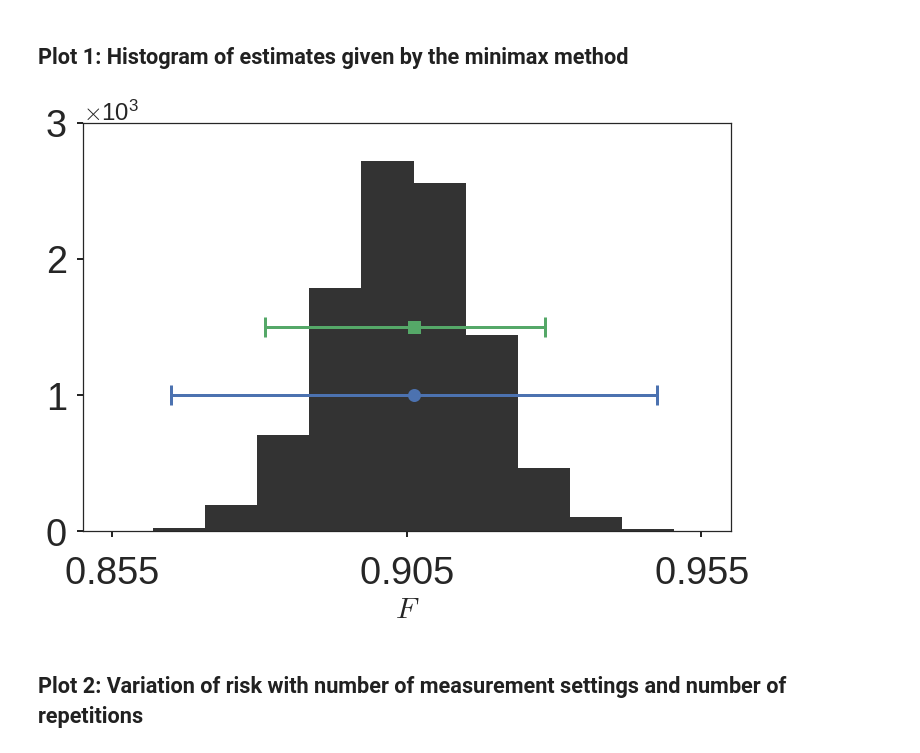
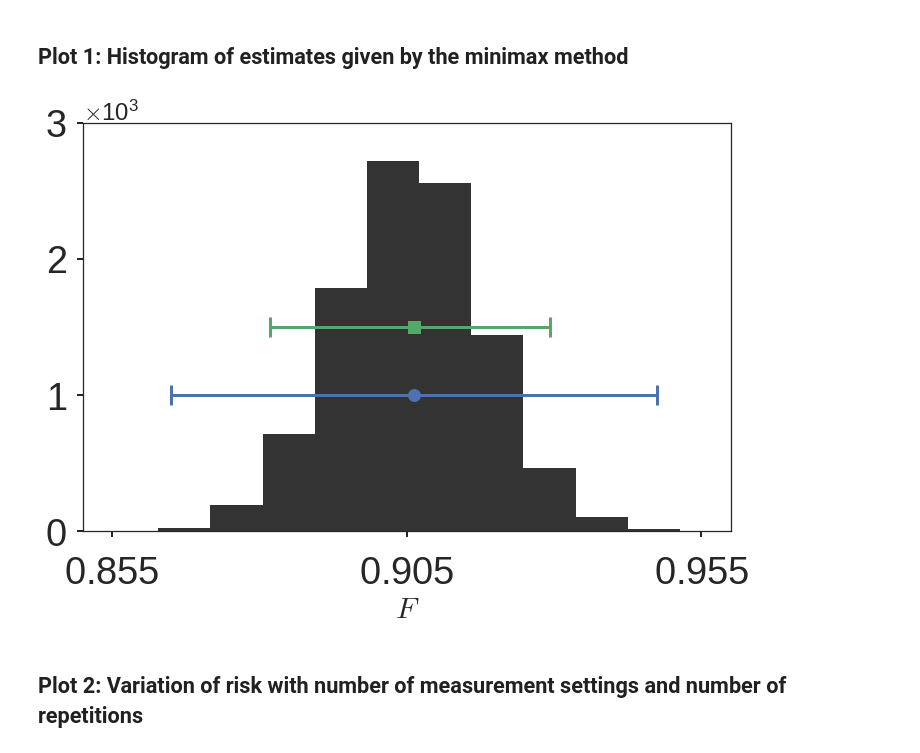
Before and after one commit to akshayseshadri/minimax-fidelity-estimation, a Jupyter notebook: plots/final_plots.ipynb, the cells around one changed output. Saved outputs shown, nothing was run; the diff lists cells and outputs as text; code cells hidden in the pictures.

```diff
--- a/plots/final_plots.ipynb
+++ b/plots/final_plots.ipynb
@@ -21,8 +21,8 @@ import project_root # adds the root of the project to the Python Path
 from src.utilities.draw_plots import Plot_Manager
 
 ### function handling the plotting
-def plot_JN_estimates_histogram(dirpath = './Data/', filename = 'fidelity_estimate_hist_confidence_interval_nq_4_N_192_Rlist_100_Ntest_1e4_numpovmlist_16_correctrandomseed.json',\
-                                fig_dirpath = './Images/',figname = 'fidelity_estimate_hist_confidence_interval_nq_4_N_192_Rlist_100_Ntest_1e4_numpovmlist_16_correctrandomseed',\
+def plot_JN_estimates_histogram(dirpath = './Data/', filename = 'fidelity_estimate_hist_confidence_interval_nq_4_N_192_Rlist_100_Ntest_1e4_numpovmlist_16.json',\
+                                fig_dirpath = './Images/',figname = 'fidelity_estimate_hist_confidence_interval_nq_4_N_192_Rlist_100_Ntest_1e4_numpovmlist_16',\
                                 fig_format = 'pdf', save_plot = False, return_plot_manager = False):
     """
         Plots the histogram of fidelity estimates obtained from Juditsky & Nemirovski's (JN) method,
@@ -61,34 +61,34 @@ def plot_JN_estimates_histogram(dirpath = './Data/', filename = 'fidelity_estima
 
     try:
         N_samples = params_dict['N_test']
     except KeyError:
         raise ValueError("Please ensure that the correct data file has been provided")
     # discard (pontentially large) params_dict
     del params_dict
 
     ### draw the plot
     plot_manager = Plot_Manager()
     # histogram of fidelity estimates
     plot_manager.add_data(plot_type = 'histogram', ydata = F_estimates_list, alpha = 0.8)
     # true fidelity with Juditsky & Nemirovski risk
     plot_manager.add_data(plot_type = 'errorbar', xdata = [F_actual], ydata = [0.1*N_samples],\
                           xerr = [[JN_risk], [JN_risk]], marker = 'o', markersize = 10, markeredgewidth = 3,\
                           linewidth = 3, capsize = 10)
     # true fidelity with estimated "ideal" (asymmetric) confidence interval
     plot_manager.add_data(plot_type = 'errorbar', xdata = [F_actual], ydata = [0.15*N_samples],\
                           xerr = [[CI_estimate_asymm[0]], [CI_estimate_asymm[1]]], marker = 's',\
                           markersize = 10, markeredgewidth = 3, linewidth = 3, capsize = 10)
     plot_manager.draw_plots(figsize = (12, 9), xlabel = r'$F$', ylabel = '', xlim = [0.85, 0.96], ylim = [0, 3e3],\
                             xticks = [0.855, 0.905, 0.955], show_fig = False, save_fig = save_plot,\
                             filename = figname, dirname = fig_dirpath, fig_format = fig_format)
 
     if return_plot_manager:
         return plot_manager
 
 ### draw the plot
 plot_JN_estimates_histogram()
 # %% [output]
-[figure, old version]
+[figure, new version]
 # %% [markdown]
 ## Plot 2: Variation of risk with number of measurement settings and number of repetitions
 # %%
```
Also changed, not shown: 19 other files.
